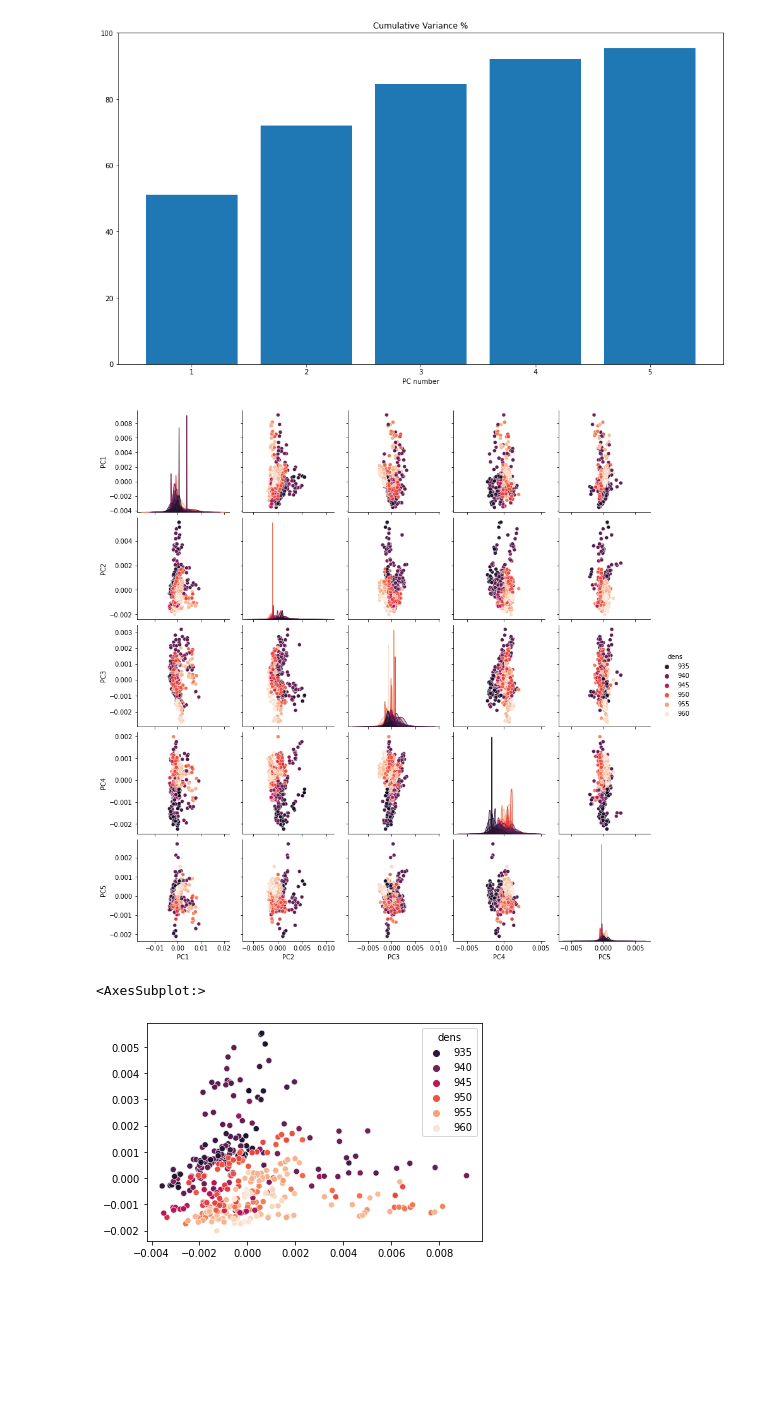
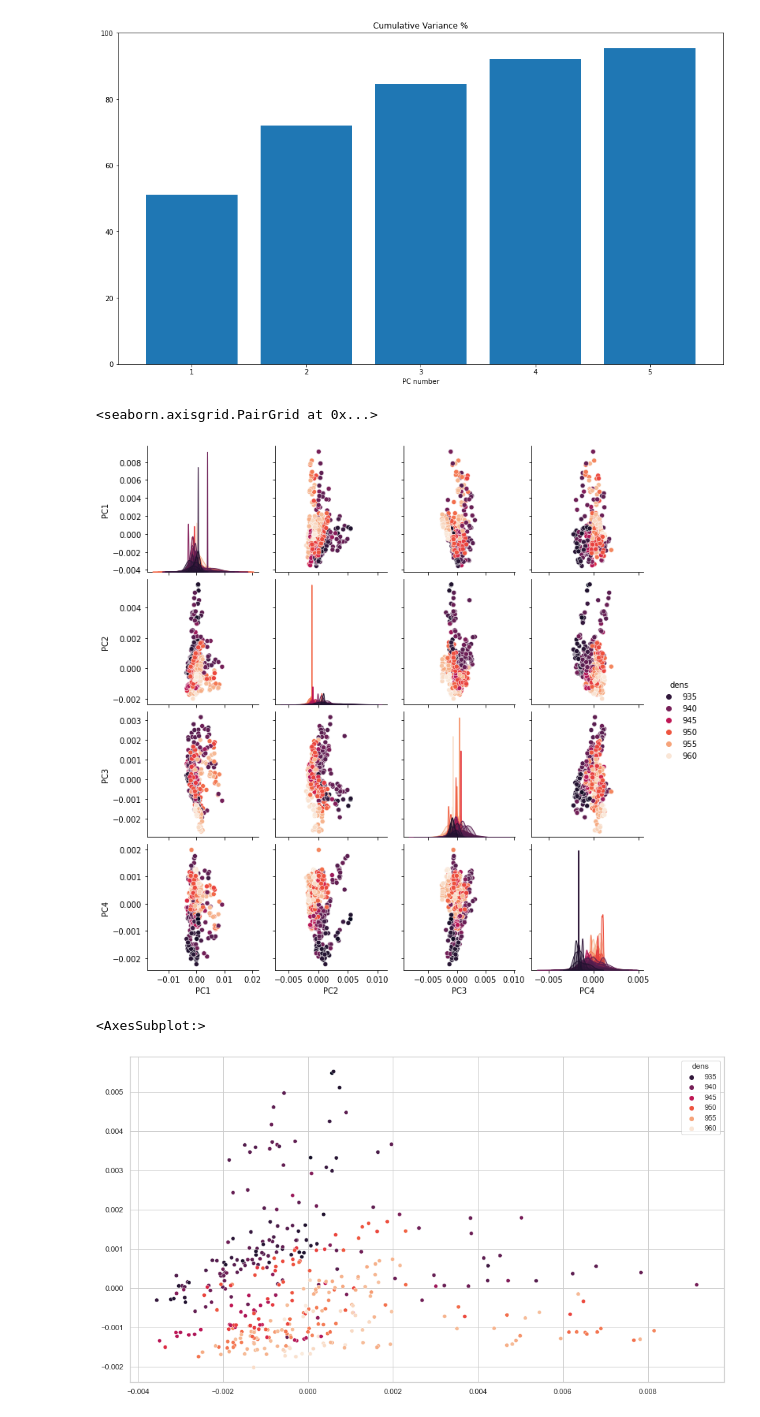
Before and after one commit to bitjungle/OpenData, a Jupyter notebook: bronir2/analysis.ipynb, the cells around one changed output. Drawn from its saved outputs; the diff is of its cells as text; code cells hidden in the pictures; blank space fills up the shorter version.

Commit message:
plotting tweaks

```diff
--- a/bronir2/analysis.ipynb
+++ b/bronir2/analysis.ipynb
@@ -200,15 +200,18 @@ Xpca_df = pd.DataFrame(Xpca, columns=['PC1', 'PC2', 'PC3', 'PC4', 'PC5'])
 #Xpca_df['prod'] = prod_clean
 #Xpca_df['cat'] = cat_clean
 Xpca_df['dens'] = dens_clean
-sns.pairplot(Xpca_df, hue='dens', palette='rocket')
-plt.show()
+sns.pairplot(Xpca_df, vars=['PC1', 'PC2', 'PC3', 'PC4'], hue='dens', palette='rocket')
+#sns.pairplot(Xpca_df, kind='kde')
 # %% [output]
+<seaborn.axisgrid.PairGrid at 0x...>
-[figure, old version]
+[figure, new version]
 # %%
+sns.set(rc={"figure.figsize":(16, 9)})
+sns.set_theme(style="whitegrid")
 sns.scatterplot(x=Xpca_df.PC1.values, y=Xpca_df.PC2.values, hue=Xpca_df.dens, palette='rocket')
 # %% [output]
 <AxesSubplot:>
-[figure, old version]
+[figure, new version]
 # %%
 plt.figure(figsize=[16, 9])
 plt.subplot(511)
```
Also changed, not shown: parts of 2 cells of this notebook.
